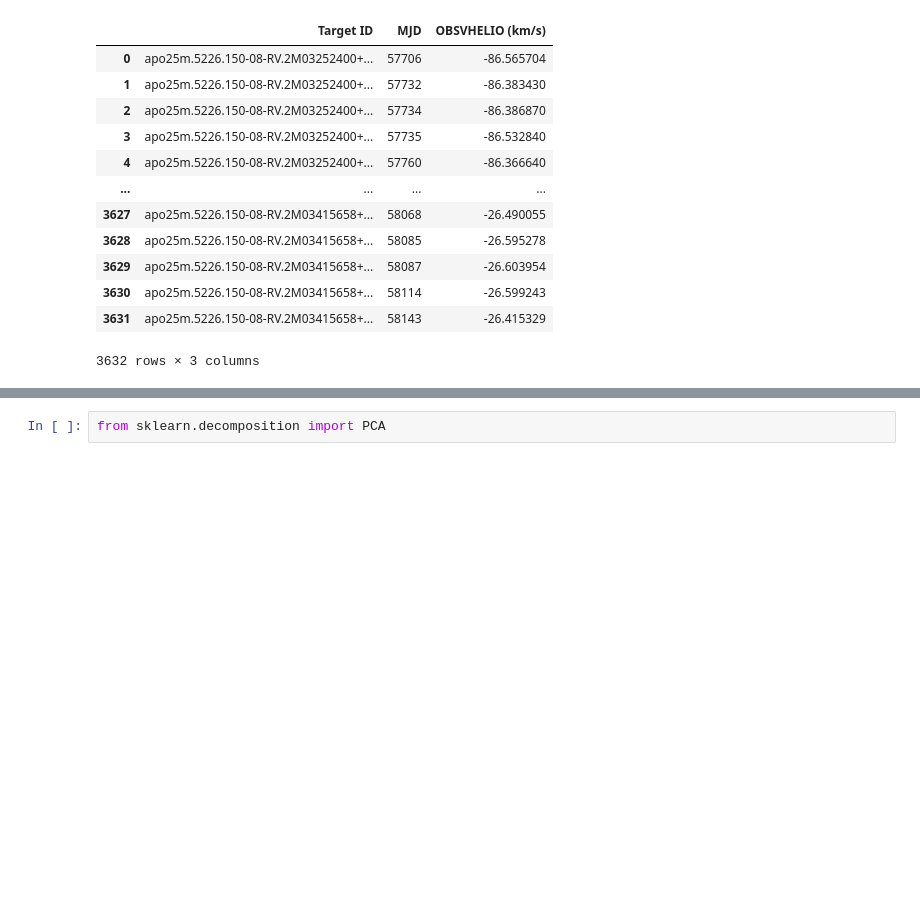
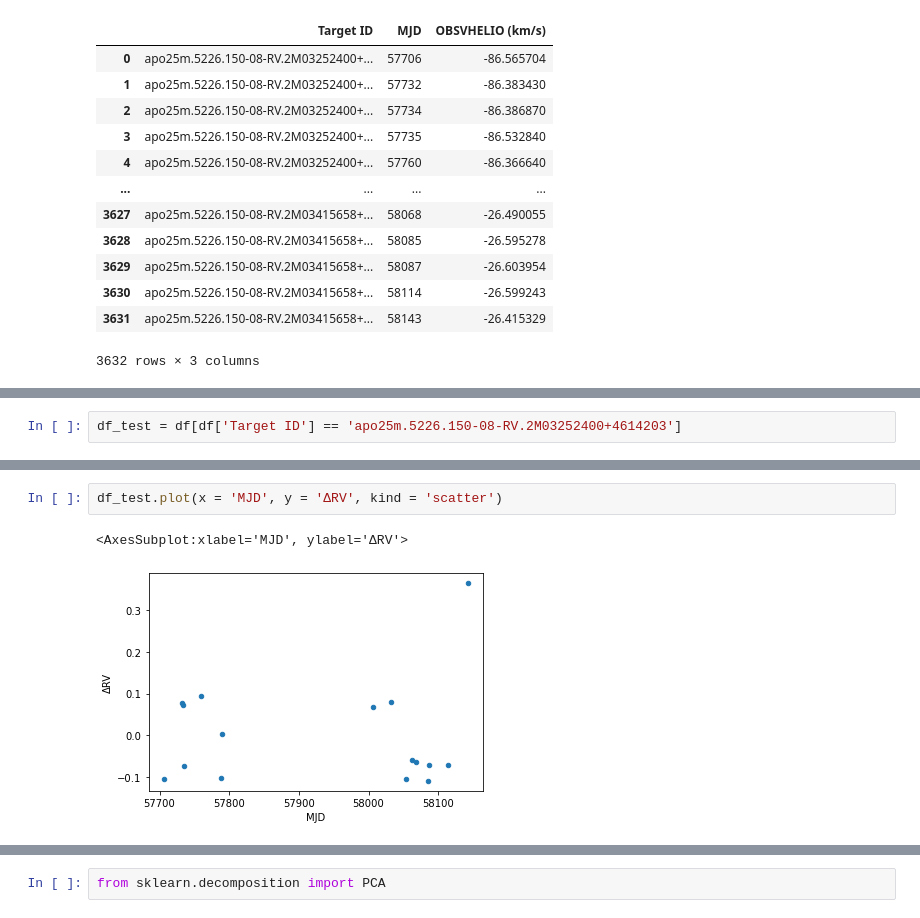
Before and after one commit to youais/senior-thesis, a Jupyter notebook: plate9290_RV_pca.ipynb, the cells around one changed output, grey strips where cells are left out. Drawn from its saved outputs; the diff is of its cells as text; blank space fills up the shorter version.

```diff
--- a/plate9290_RV_pca.ipynb
+++ b/plate9290_RV_pca.ipynb
@@ -31,0 +143,2 @@ df
+# %%
+df_test = df[df['Target ID'] == 'apo25m.5226.150-08-RV.2M03252400+4614203']
@@ -31,0 +165,5 @@ df
+# %%
+df_test.plot(x = 'MJD', y = 'ΔRV', kind = 'scatter')
+# %% [output]
+<AxesSubplot:xlabel='MJD', ylabel='ΔRV'>
+[figure, added]
```
Also changed, not shown: parts of 33 cells of this notebook, 1 other file.
